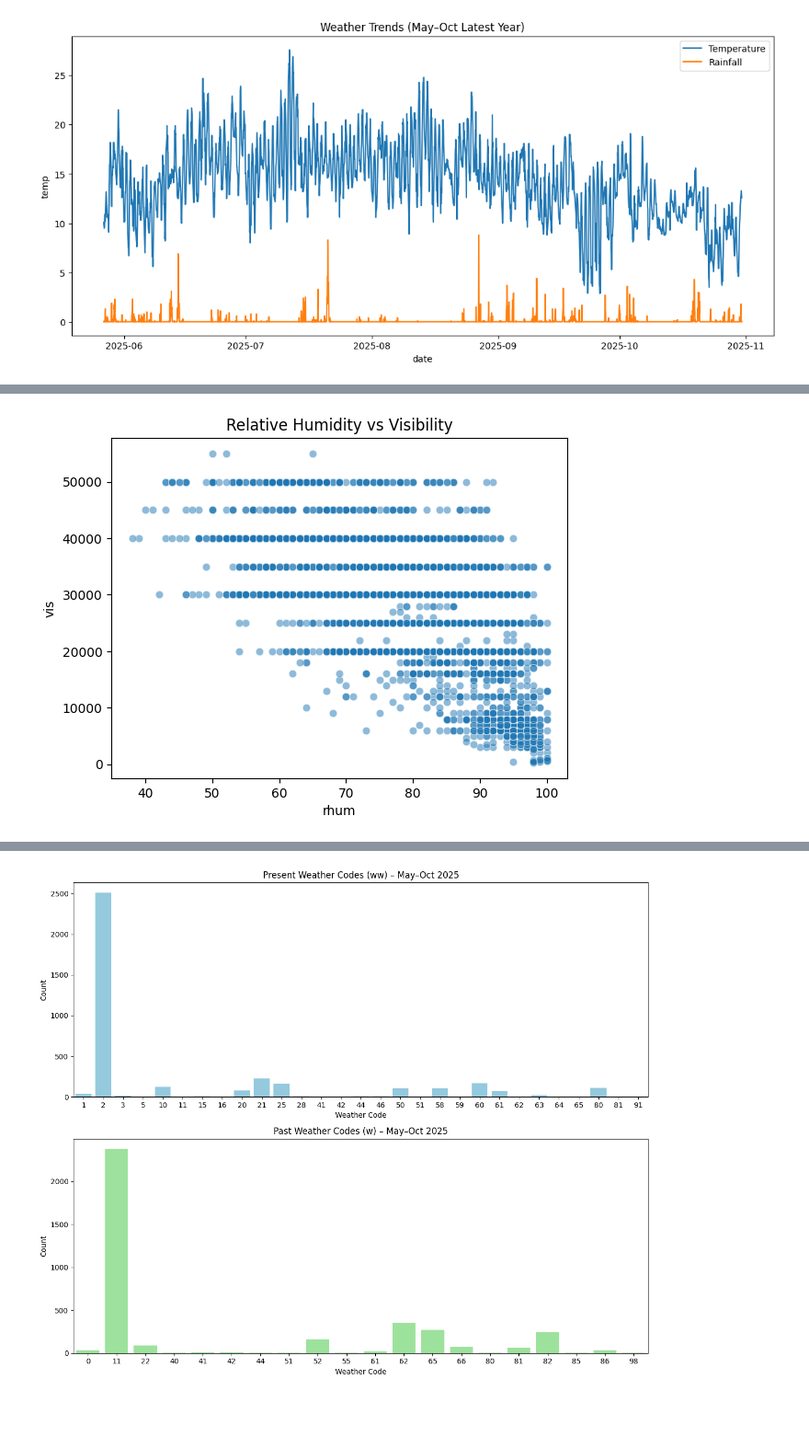
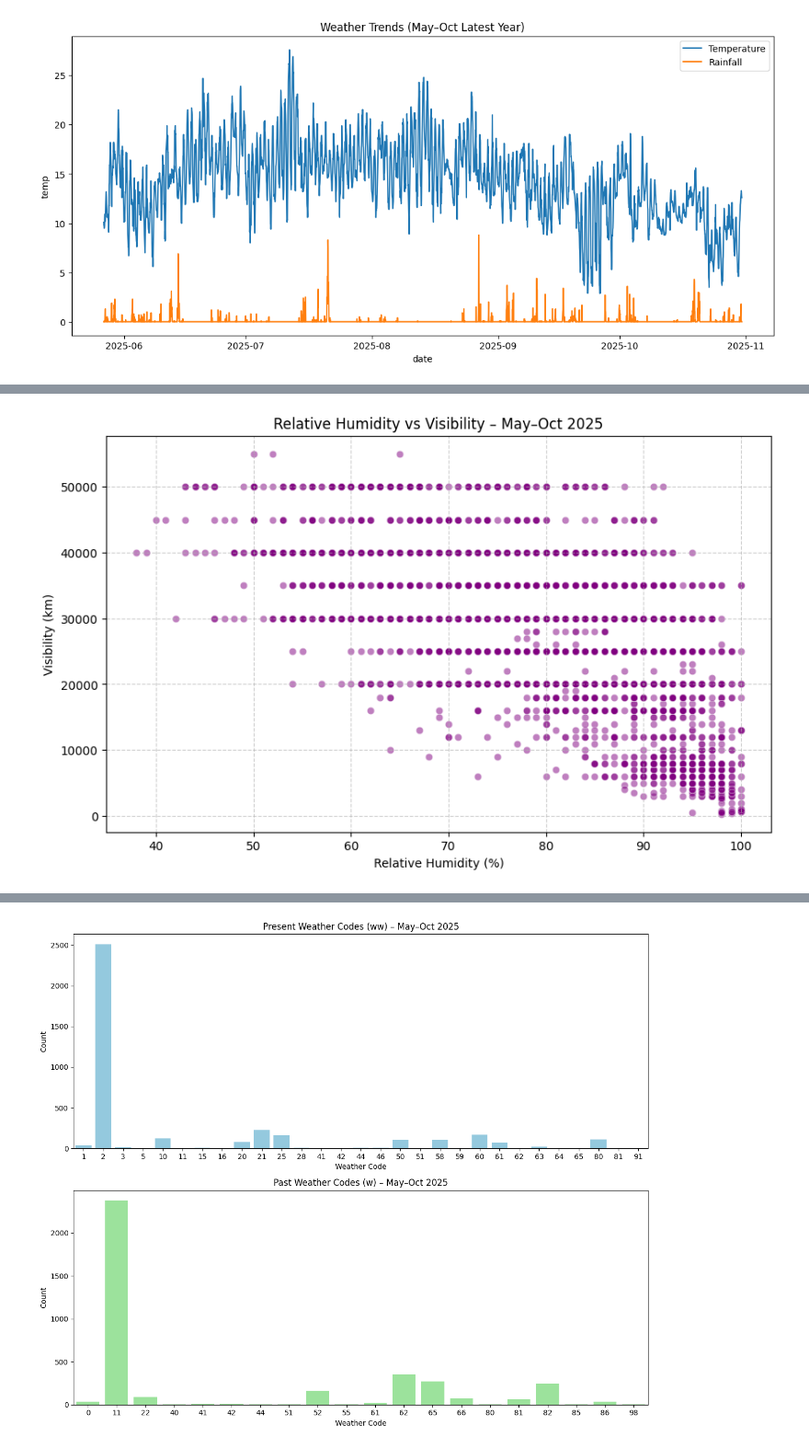
Before and after one commit to ECronin1973/programming-for-data-analytics, a Jupyter notebook: project/project.ipynb, the cells around one changed output, grey strips where cells are left out. Shown at 92% size. Saved outputs shown, nothing was run; the diff lists cells and outputs as text; code cells hidden in the pictures; blank space fills up the shorter version.

```diff
--- a/project/project.ipynb
+++ b/project/project.ipynb
@@ -679,9 +982,27 @@ A scatterplot is generated to explore the relationship between relative humidity
 # %%
-sns.scatterplot(x="rhum", y="vis", data=df_weather_clean, alpha=0.5)
-plt.title("Relative Humidity vs Visibility")
+# Step 10d – Humidity vs Visibility Scatter
+
+import os
+import matplotlib.pyplot as plt
+import seaborn as sns
+
+# Ensure 'plots' folder exists
+os.makedirs("plots", exist_ok=True)
+
+# Scatterplot of humidity vs visibility
+plt.figure(figsize=(10,6))
+sns.scatterplot(x="rhum", y="vis", data=df_weather_clean, alpha=0.5, color="purple")
+
+plt.title("Relative Humidity vs Visibility – May–Oct 2025")
+plt.xlabel("Relative Humidity (%)")
+plt.ylabel("Visibility (km)")
+plt.grid(True, linestyle="--", alpha=0.6)
+
+# Save and show
+plt.savefig("plots/s10d_humidity_vs_visibility.png", dpi=300, bbox_inches="tight")
 plt.show()
 # %% [output]
-[figure, old version]
+[figure, new version]
 # %% [markdown]
 ## 📑 Step 10e – Rolling Averages
 
```
Also changed, not shown: parts of 73 cells of this notebook, 36 other files.
